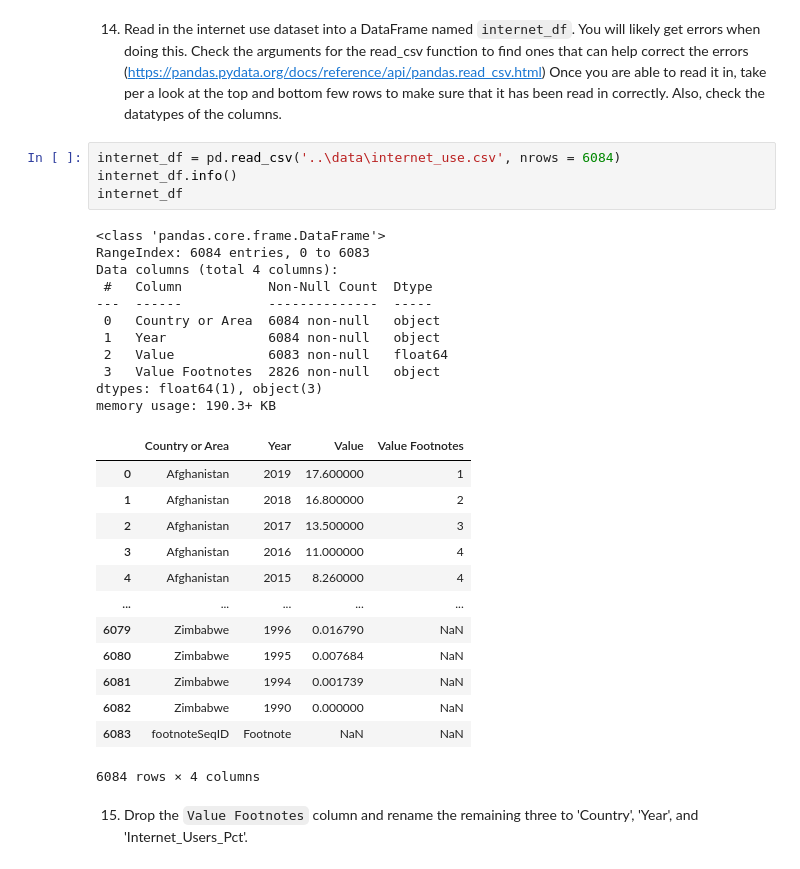
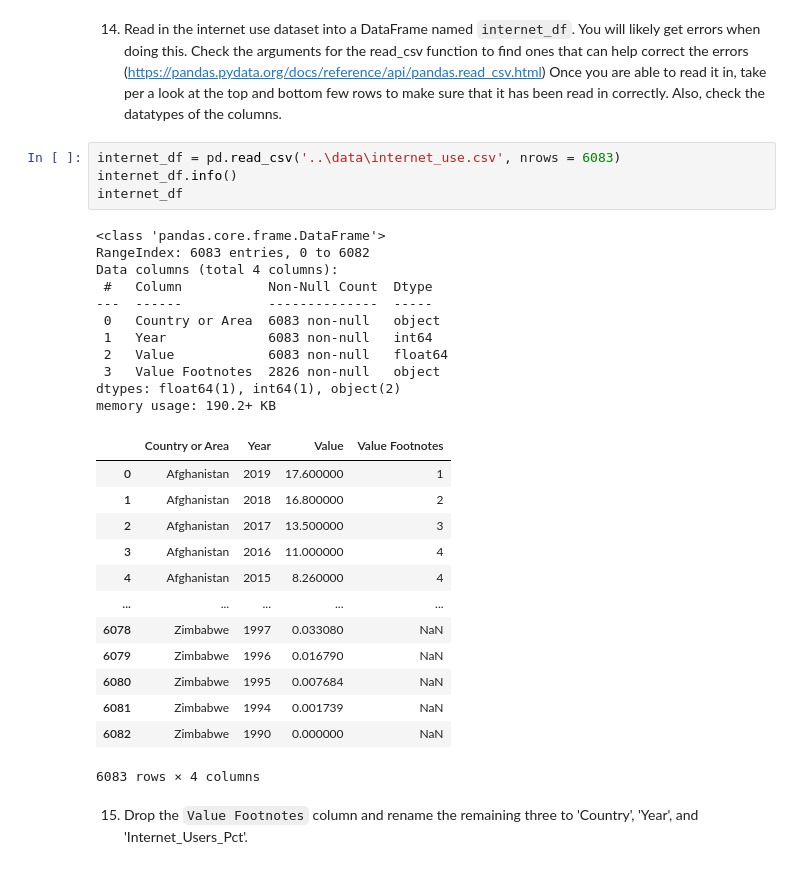
Before and after one commit to NSS-Data-Analytics-Cohort-12/un-python-sbotelh1, a Jupyter notebook: notebooks/first.ipynb, the cells around one changed output. Saved outputs shown, nothing was run; the diff lists cells and outputs as text.

```diff
--- a/notebooks/first.ipynb
+++ b/notebooks/first.ipynb
@@ -524,34 +524,34 @@ fail
 # %% [markdown]
 14. Read in the internet use dataset into a DataFrame named `internet_df`. You will likely get errors when doing this. Check the arguments for the read_csv function to find ones that can help correct the errors (https://pandas.pydata.org/docs/reference/api/pandas.read_csv.html) Once you are able to read it in, take per a look at the top and bottom few rows to make sure that it has been read in correctly. Also, check the datatypes of the columns.
 # %%
-internet_df = pd.read_csv('..\data\internet_use.csv', nrows = 6084)
+internet_df = pd.read_csv('..\data\internet_use.csv', nrows = 6083)
 internet_df.info()
 internet_df
 # %% [output]
 <class 'pandas.core.frame.DataFrame'>
-RangeIndex: 6084 entries, 0 to 6083
+RangeIndex: 6083 entries, 0 to 6082
 Data columns (total 4 columns):
  #   Column           Non-Null Count  Dtype
 ---  ------           --------------  -----
- 0   Country or Area  6084 non-null   object
- 1   Year             6084 non-null   object
+ 0   Country or Area  6083 non-null   object
+ 1   Year             6083 non-null   int64
  2   Value            6083 non-null   float64
  3   Value Footnotes  2826 non-null   object
-dtypes: float64(1), object(3)
-memory usage: 190.3+ KB
+dtypes: float64(1), int64(1), object(2)
+memory usage: 190.2+ KB
 |  | Country or Area | Year | Value | Value Footnotes |
 | 0 | Afghanistan | 2019 | 17.600000 | 1 |
 | 1 | Afghanistan | 2018 | 16.800000 | 2 |
 | 2 | Afghanistan | 2017 | 13.500000 | 3 |
 | 3 | Afghanistan | 2016 | 11.000000 | 4 |
 | 4 | Afghanistan | 2015 | 8.260000 | 4 |
 | ... | ... | ... | ... | ... |
+| 6078 | Zimbabwe | 1997 | 0.033080 | NaN |
 | 6079 | Zimbabwe | 1996 | 0.016790 | NaN |
 | 6080 | Zimbabwe | 1995 | 0.007684 | NaN |
 | 6081 | Zimbabwe | 1994 | 0.001739 | NaN |
 | 6082 | Zimbabwe | 1990 | 0.000000 | NaN |
-| 6083 | footnoteSeqID | Footnote | NaN | NaN |
-6084 rows × 4 columns
+6083 rows × 4 columns
 # %% [markdown]
 15. Drop the `Value Footnotes` column and rename the remaining three to 'Country', 'Year', and 'Internet_Users_Pct'.
 # %%
```
Also changed, not shown: parts of 13 cells of this notebook.
